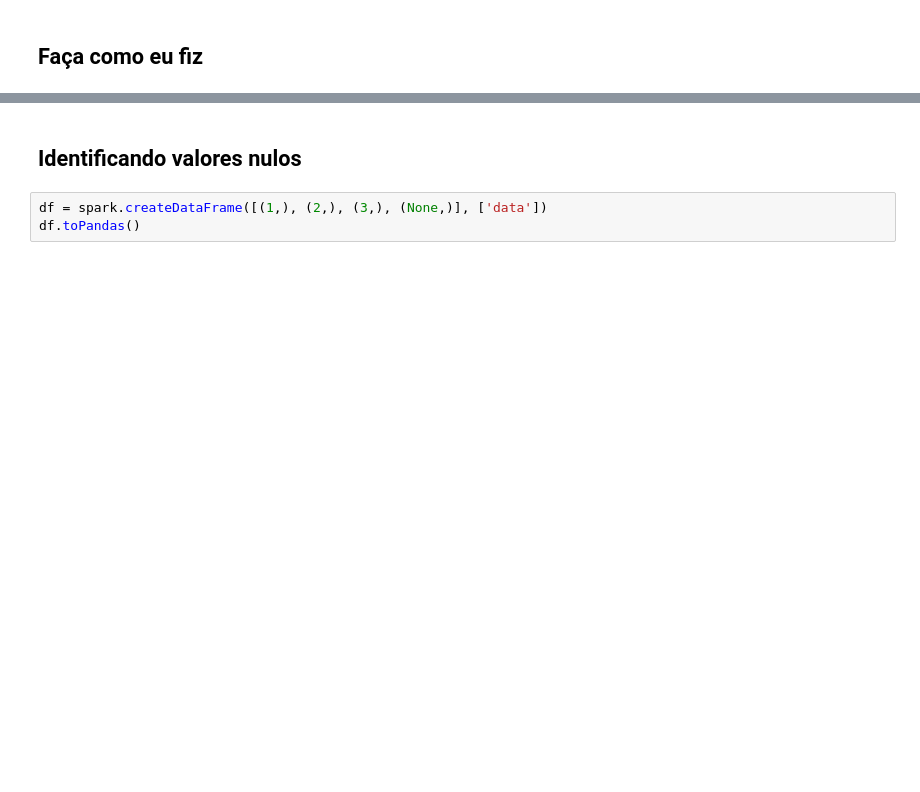
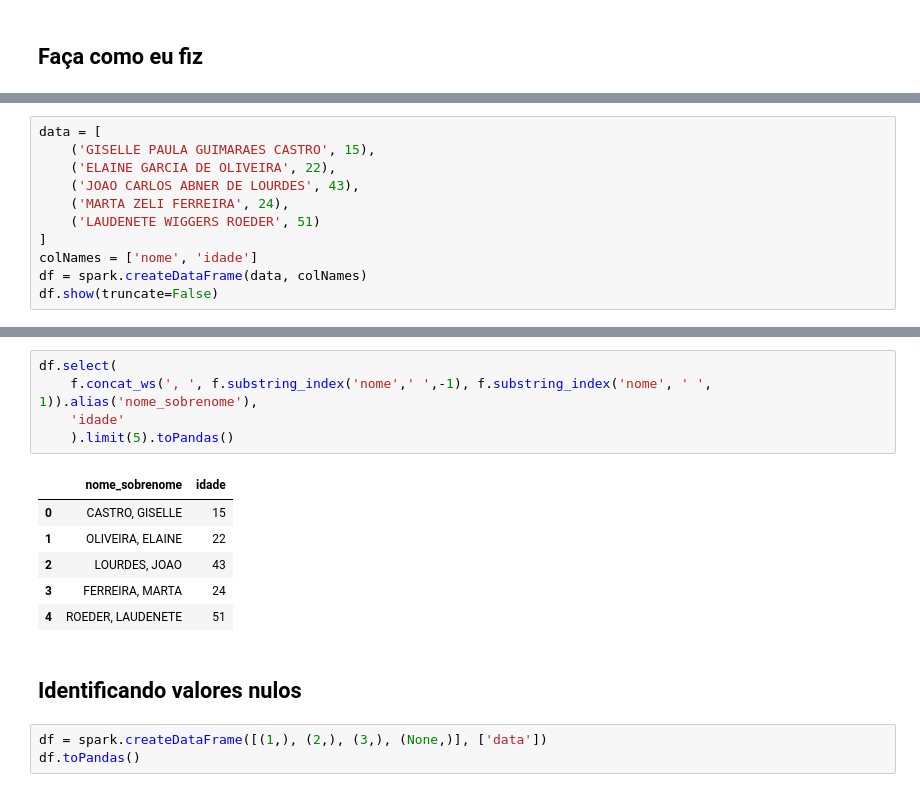
Before and after one commit to ArthurCoutinho15/Spark_Aula01, a Jupyter notebook: src/aula0_projeto_spark.ipynb, the cells around one changed output, grey strips where cells are left out. Cells and saved outputs as stored; diff of their text form; blank space fills up the shorter version.

```diff
--- a/src/aula0_projeto_spark.ipynb
+++ b/src/aula0_projeto_spark.ipynb
@@ -613,0 +667,11 @@ socios.limit(5).toPandas()
+# %%
+data = [
+    ('GISELLE PAULA GUIMARAES CASTRO', 15),
+    ('ELAINE GARCIA DE OLIVEIRA', 22),
+    ('JOAO CARLOS ABNER DE LOURDES', 43),
+    ('MARTA ZELI FERREIRA', 24),
+    ('LAUDENETE WIGGERS ROEDER', 51)
+]
+colNames = ['nome', 'idade']
+df = spark.createDataFrame(data, colNames)
+df.show(truncate=False)
@@ -614,3 +688,15 @@ socios.limit(5).toPandas()
+# %%
+df.select(
+    f.concat_ws(', ', f.substring_index('nome',' ',-1), f.substring_index('nome', ' ', 1)).alias('nome_sobrenome'),
+    'idade'
+    ).limit(5).toPandas()
+# %% [output]
+|  | nome_sobrenome | idade |
+| 0 | CASTRO, GISELLE | 15 |
+| 1 | OLIVEIRA, ELAINE | 22 |
+| 2 | LOURDES, JOAO | 43 |
+| 3 | FERREIRA, MARTA | 24 |
+| 4 | ROEDER, LAUDENETE | 51 |
 # %% [markdown]
 ## Identificando valores nulos
 # %%
```
Also changed, not shown: parts of 25 cells of this notebook.
